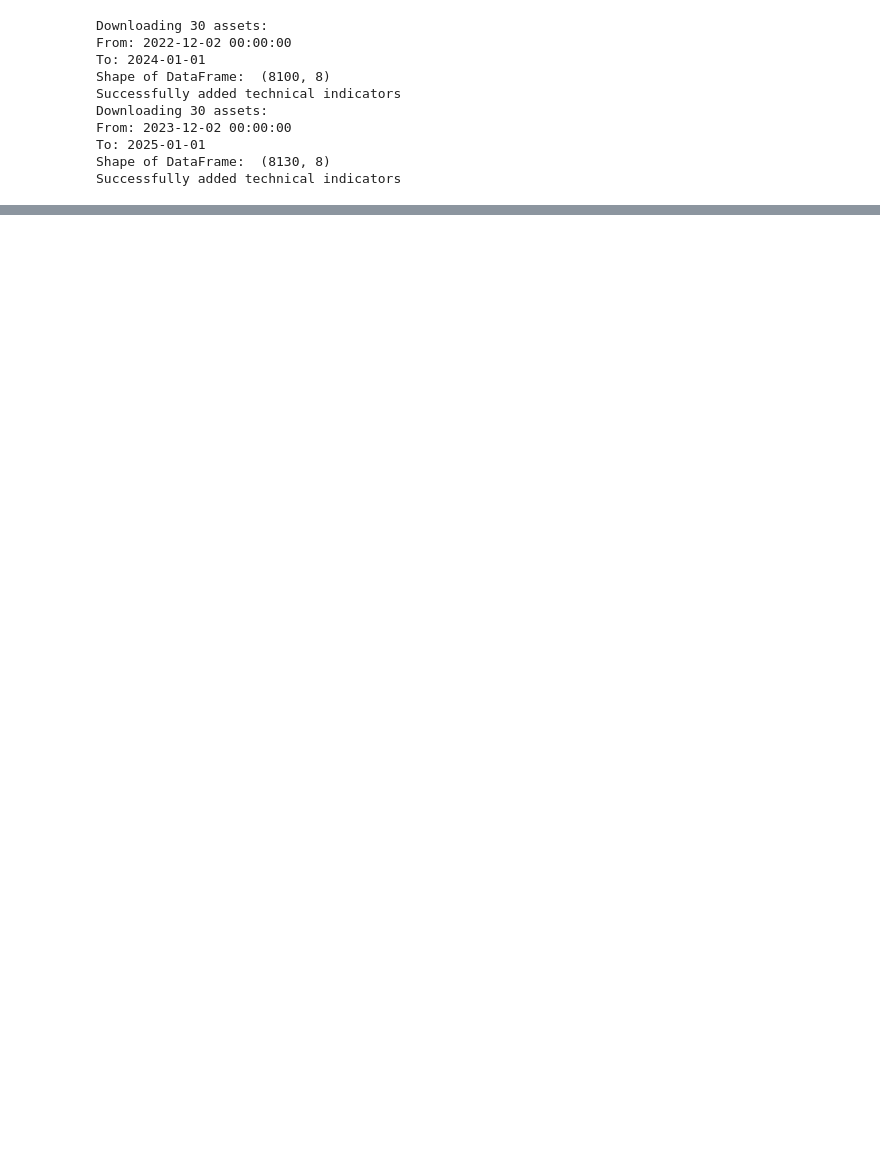
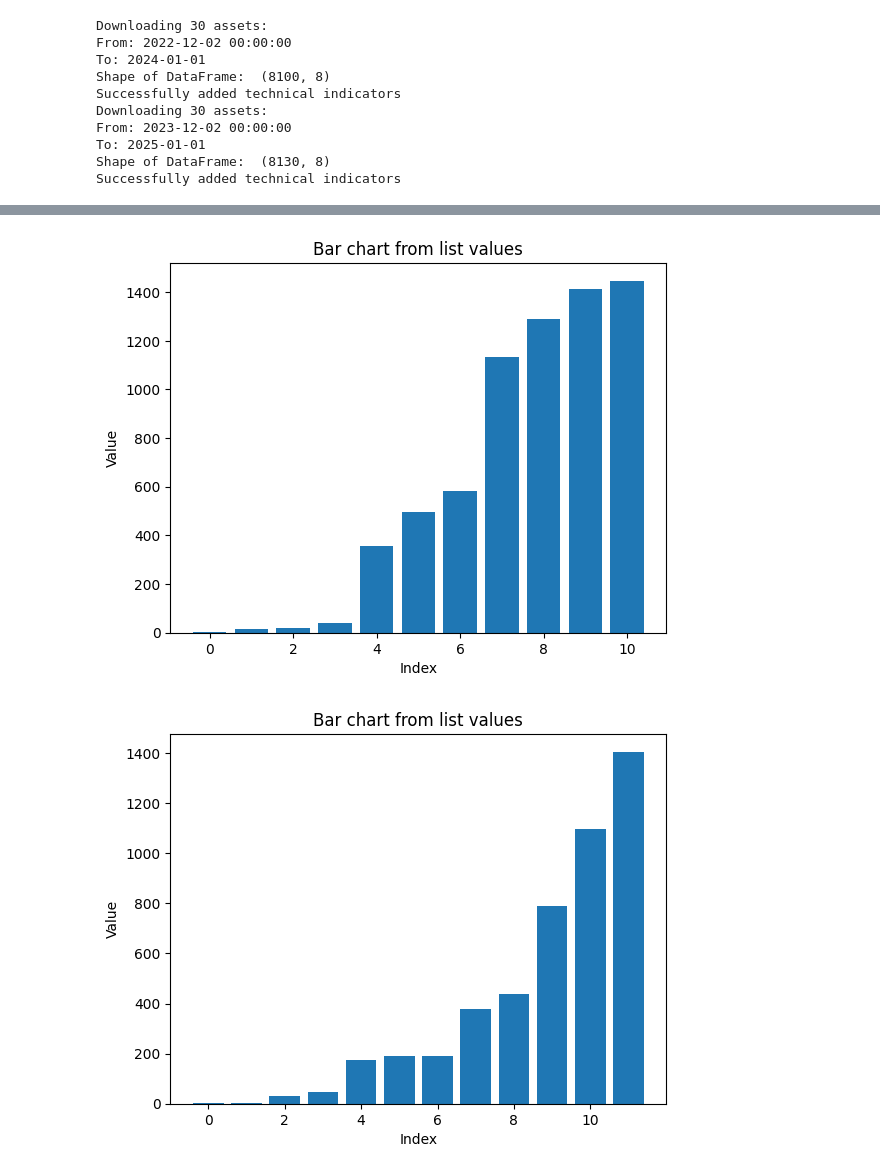
Before and after one commit to andoniiribarren/HRL_MAML_StockTrading, a Jupyter notebook: demo/eval.ipynb, the cells around one changed output, grey strips where cells are left out. Cells and saved outputs as stored; diff of their text form; code cells hidden in the pictures; blank space fills up the shorter version.

```diff
--- a/demo/eval.ipynb
+++ b/demo/eval.ipynb
@@ -116,0 +117,10 @@ df_final_24
+# %%
+rl23 = positions['RL_baseline_23']
+rl24 = positions['RL_baseline_24']
+mhrl23 = positions['meta_hrl_23']
+mhrl24 = positions['meta_hrl_24']
+# %%
+rl23_f = [x for x in rl23 if x != 0]
+rl24_f = [x for x in rl24 if x != 0]
+mhrl23_f = [x for x in mhrl23 if x != 0]
+mhrl24_f = [x for x in mhrl24 if x != 0]
@@ -116,0 +144,31 @@ df_final_24
+# %%
+import matplotlib.pyplot as plt
+
+plt.bar(range(len(rl23_f)), sorted(rl23_f))
+plt.xlabel("Index")
+plt.ylabel("Value")
+plt.title("Bar chart from list values")
+plt.show()
+
+
+plt.bar(range(len(rl24_f)), sorted(rl24_f))
+plt.xlabel("Index")
+plt.ylabel("Value")
+plt.title("Bar chart from list values")
+plt.show()
+
+plt.bar(range(len(mhrl23_f)), sorted(mhrl23_f))
+plt.xlabel("Index")
+plt.ylabel("Value")
+plt.title("Bar chart from list values")
+plt.show()
+
+
+plt.bar(range(len(mhrl24_f)), sorted(mhrl24_f))
+plt.xlabel("Index")
+plt.ylabel("Value")
+plt.title("Bar chart from list values")
+plt.show()
+# %% [output]
+[figure, added]
+[figure, added]
```
Also changed, not shown: parts of 10 cells of this notebook, 1 other file.
